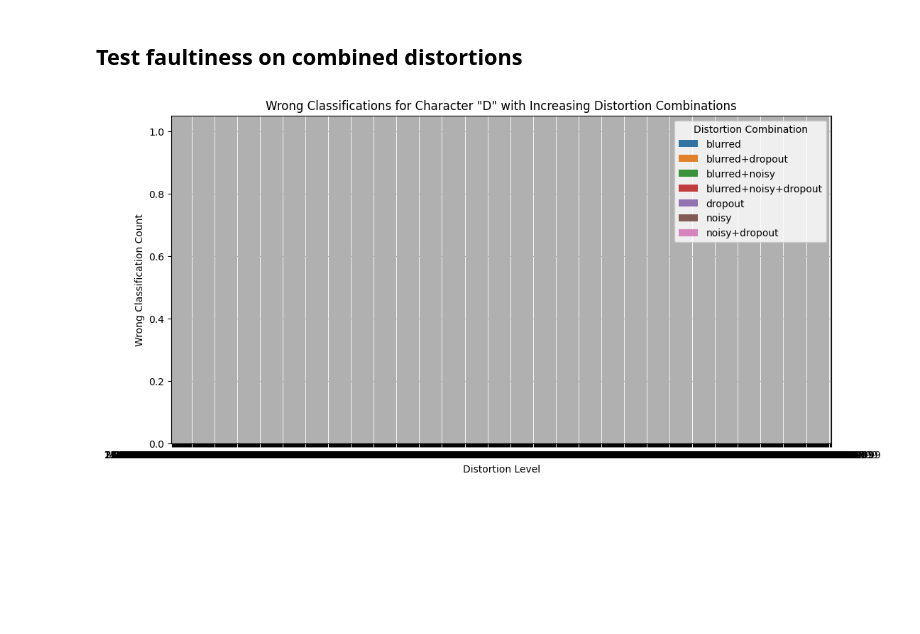
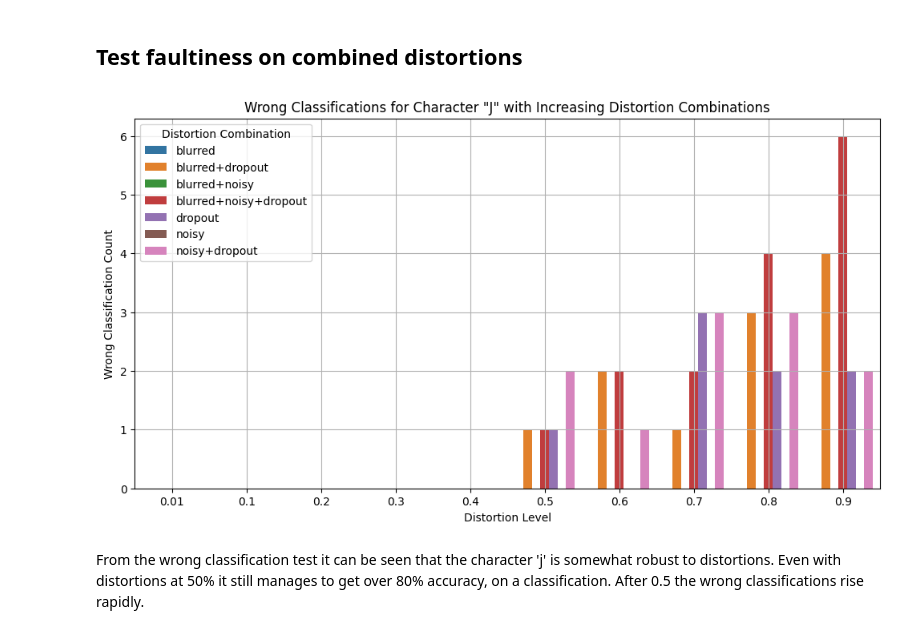
Before and after one commit to Jaden505/UNI-assignments, a Jupyter notebook: SkillsForAI/optical_character_recognition.ipynb, the cells around one changed output. Cells and saved outputs as stored; diff of their text form; code cells hidden in the pictures; blank space fills up the shorter version.

```diff
--- a/SkillsForAI/optical_character_recognition.ipynb
+++ b/SkillsForAI/optical_character_recognition.ipynb
@@ -9,5 +9,8 @@ import math
 import pandas as pd
 import seaborn as sns
 import matplotlib.pyplot as plt
+# %%
+GRID_LENGTH = 5
+GRID_SIZE = GRID_LENGTH * GRID_LENGTH
 # %%
 def visualise_character(character) -> None:
@@ -140,7 +186,13 @@ for char in chars:
     stck = np.stack(grouped_chars.get_group(char).to_numpy()).mean(axis=0)
     NN1 = np.append(NN1, stck)
 
-NN1.resize((3, 25))
+NN1.resize((3, GRID_SIZE))
+
+NN2 = np.array([]) # for each letter and each distortion type
+for char in chars:
+    for dtype in ['perfect', 'blurred', 'noisy', 'dropout']:
+        stck = np.stack(grouped_chars.get_group(char).loc[char_vectors['type'] == f"{char}{dtype}"].to_numpy()).mean(axis=0)
+        NN2 = np.append(NN2, stck)
 # %% [markdown]
 ## Evaluation & Insights
 # %%
@@ -165,7 +222,8 @@ Passing `palette` without assigning `hue` is deprecated and will be removed in v
 # %% [markdown]
 ## Test confidence with increasing distortion
 # %%
-def make_test_cases(char_idx, perfect_vector):
+def test_distortion_cases(char_idx, perfect_vector):
+    """ Create test cases with increasing levels of distortion and calculate confidence scores"""
     confidence_scores = pd.DataFrame(columns=['confidence_noisy', 'confidence_blurred', 'confidence_dropout', 'distortion_level'])
     for i in range(10):
         i = i / 10 if i != 0 else 0.01
@@ -173,12 +231,12 @@ def make_test_cases(char_idx, perfect_vector):
         input_noisy = make_noisy(perfect_vector, noise_level=i)
         input_dropout = make_noisy(input_blurred, noise_level=i)
 
-        confidence_scores.loc[len(confidence_scores)] = [
+        confidence_scores.loc[len(confidence_scores)] = normalize_results([
             NN1[char_idx] @ input_noisy,
             NN1[char_idx] @ input_blurred,
             NN1[char_idx] @ input_dropout,
             i
-        ]
+        ])
 
     return confidence_scores
 
@@ -188,16 +246,17 @@ def plot_test_cases(confidence_scores, char):
     plt.plot(confidence_scores['distortion_level'], confidence_scores['confidence_blurred'], label='Blurred', marker='o')
     plt.plot(confidence_scores['distortion_level'], confidence_scores['confidence_dropout'], label='Dropout', marker='o')
     plt.title(f'Confidence Scores for Character "{char.upper()}" with Increasing Distortion')
+    plt.axhline(y=60, color="black", linestyle="--", label='Minimum classification confidence')
     plt.xlabel('Distortion Level')
-    plt.ylabel('Confidence score')
+    plt.ylabel('Confidence %')
     plt.legend()
     plt.grid(True)
     plt.show()
 
 
-char = 'd'
-char_idx = chars.index(char)
+test_char = 'j'
+char_idx = chars.index(test_char)
 
-conf_scores = make_test_cases(char_idx, eval(f"{char}_perfect"))
-plot_test_cases(conf_scores, char)
+conf_scores = test_distortion_cases(char_idx, eval(f"{test_char}_perfect"))
+plot_test_cases(conf_scores, test_char)
 # %% [output]
@@ -207,11 +266,12 @@ Can be seen that with rising distortion and blurryness, the confidence drops. In
 # %% [markdown]
 ## Test faultiness on combined distortions
 # %%
-def make_test_cases(char_idx, perfect_vector, iterations=10):
+def test_wrong_classification_cases(char_idx, perfect_vector, iterations=10):
+    """ Create test cases with increasing levels of distortion combinations and count wrong classifications"""
     distortion_combs = pd.DataFrame(columns=['distortion_level', 'type_combination', 'wrong_classification_count'])
-    for i in range(10):
+    for lvl in range(10):
         for _ in range(iterations):
-            i = i / 10 if i != 0 else 0.01
+            i = lvl / 10 if lvl != 0 else 0.01
             input_blurred = make_blurred(perfect_vector, blur_level=i)
             input_noisy = make_noisy(perfect_vector, noise_level=i)
             input_dropout = make_dropout(input_blurred, drop_prob=i)
@@ -229,35 +289,37 @@ def make_test_cases(char_idx, perfect_vector, iterations=10):
             for combo_name, combo_vector in combinations.items():
                 result = NN1 @ combo_vector
                 predicted_char_idx = np.argmax(result)
                 wrong_classification = 1 if predicted_char_idx != char_idx else 0
 
                 distortion_combs.loc[len(distortion_combs)] = [
                     i,
                     combo_name,
                     wrong_classification
                 ]
 
     return distortion_combs
 
 
 def plot_test_cases(distortion_combs, char):
     # Group by distortion level and type combination, summing wrong classifications
     distortion_combs = distortion_combs.groupby(['distortion_level', 'type_combination']).sum().reset_index()
 
     # bar plot
     plt.figure(figsize=(12, 6))
     sns.barplot(data=distortion_combs, x='distortion_level', y='wrong_classification_count', hue='type_combination')
     plt.title(f'Wrong Classifications for Character "{char.upper()}" with Increasing Distortion Combinations')
     plt.xlabel('Distortion Level')
     plt.ylabel('Wrong Classification Count')
     plt.legend(title='Distortion Combination')
     plt.grid(True)
     plt.show()
 
-char = 'd'
-char_idx = chars.index(char)
+test_char = 'j'
+char_idx = chars.index(test_char)
 
-distortion_combs = make_test_cases(char_idx, eval(f"{char}_perfect"))
-plot_test_cases(distortion_combs, char)
+distortion_combs = test_wrong_classification_cases(char_idx, eval(f"{test_char}_perfect"))
+plot_test_cases(distortion_combs, test_char)
 # %% [output]
-[figure, old version]
+[figure, new version]
+# %% [markdown]
+From the wrong classification test it can be seen that the character 'j' is somewhat robust to distortions. Even with distortions at 50% it still manages to get over 80% accuracy, on a classification. After 0.5 the wrong classifications rise rapidly.
```
Also changed, not shown: parts of 11 cells of this notebook, 3 other files.
